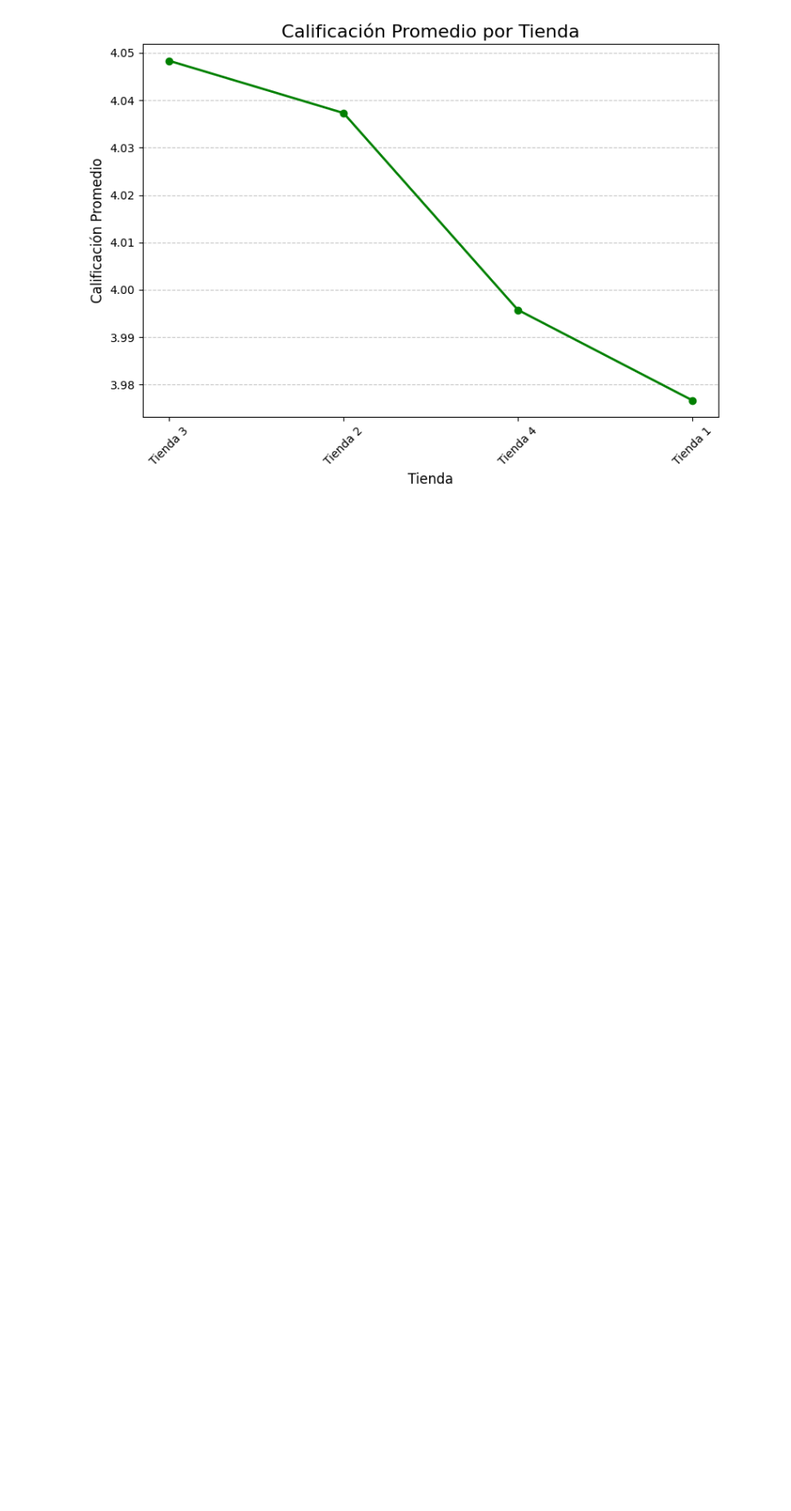
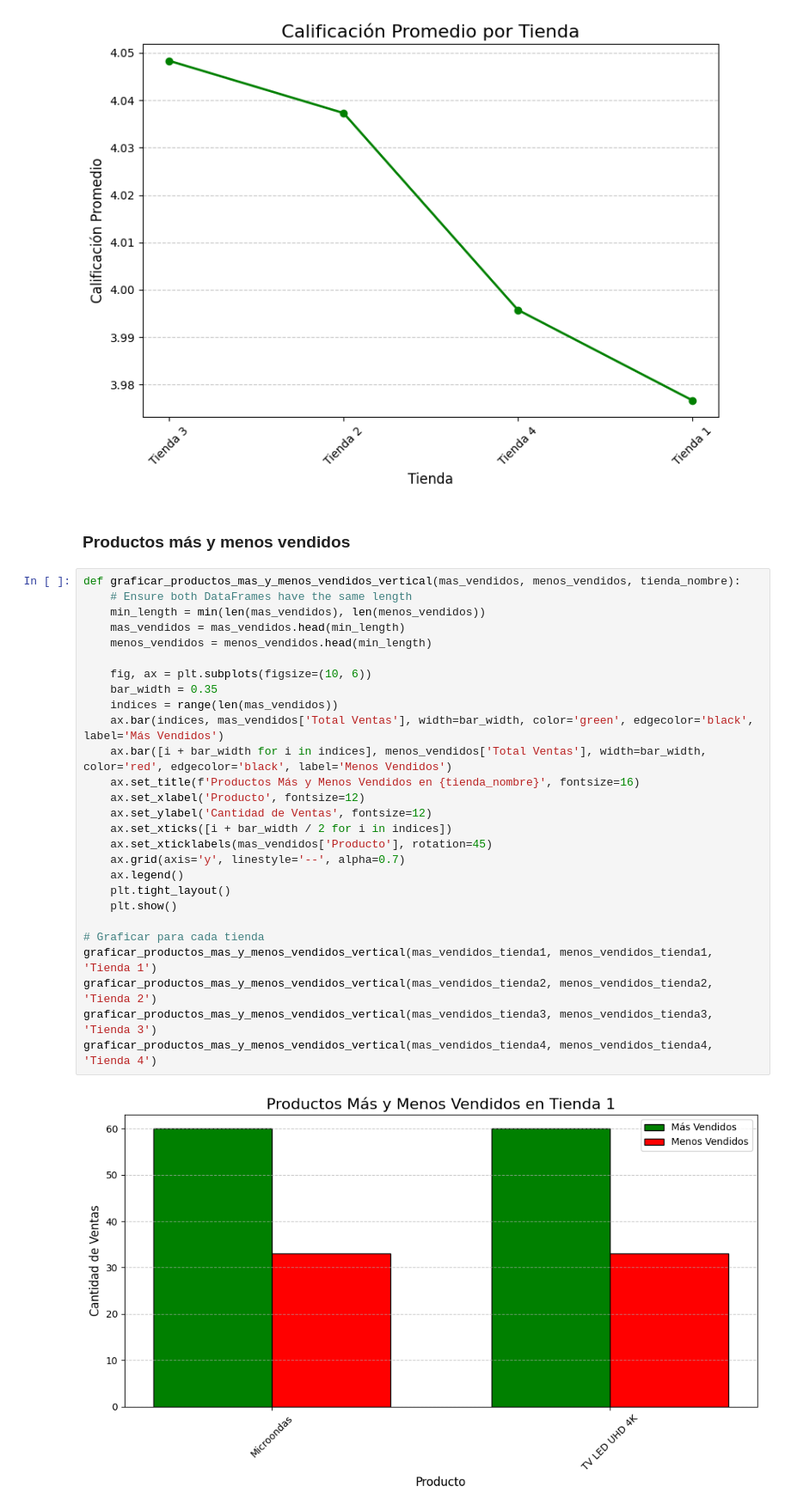
Before and after one commit to ddk1902/Data_Analyst_Challeng1, a Jupyter notebook: AluraStoreLatam.ipynb, the cells around one changed output. Shown at 86% size. Drawn from its saved outputs; the diff is of its cells as text; blank space fills up the shorter version.

```diff
--- a/AluraStoreLatam.ipynb
+++ b/AluraStoreLatam.ipynb
@@ -378,3 +378,34 @@ plt.tight_layout()
 plt.show()
 # %% [output]
 [figure]
+# %% [markdown]
+### Productos más y menos vendidos
+# %%
+def graficar_productos_mas_y_menos_vendidos_vertical(mas_vendidos, menos_vendidos, tienda_nombre):
+    # Ensure both DataFrames have the same length
+    min_length = min(len(mas_vendidos), len(menos_vendidos))
+    mas_vendidos = mas_vendidos.head(min_length)
+    menos_vendidos = menos_vendidos.head(min_length)
+
+    fig, ax = plt.subplots(figsize=(10, 6))
+    bar_width = 0.35
+    indices = range(len(mas_vendidos))
+    ax.bar(indices, mas_vendidos['Total Ventas'], width=bar_width, color='green', edgecolor='black', label='Más Vendidos')
+    ax.bar([i + bar_width for i in indices], menos_vendidos['Total Ventas'], width=bar_width, color='red', edgecolor='black', label='Menos Vendidos')
+    ax.set_title(f'Productos Más y Menos Vendidos en {tienda_nombre}', fontsize=16)
+    ax.set_xlabel('Producto', fontsize=12)
+    ax.set_ylabel('Cantidad de Ventas', fontsize=12)
+    ax.set_xticks([i + bar_width / 2 for i in indices])
+    ax.set_xticklabels(mas_vendidos['Producto'], rotation=45)
+    ax.grid(axis='y', linestyle='--', alpha=0.7)
+    ax.legend()
+    plt.tight_layout()
+    plt.show()
+
+# Graficar para cada tienda
+graficar_productos_mas_y_menos_vendidos_vertical(mas_vendidos_tienda1, menos_vendidos_tienda1, 'Tienda 1')
+graficar_productos_mas_y_menos_vendidos_vertical(mas_vendidos_tienda2, menos_vendidos_tienda2, 'Tienda 2')
+graficar_productos_mas_y_menos_vendidos_vertical(mas_vendidos_tienda3, menos_vendidos_tienda3, 'Tienda 3')
+graficar_productos_mas_y_menos_vendidos_vertical(mas_vendidos_tienda4, menos_vendidos_tienda4, 'Tienda 4')
+# %% [output]
+[figure, added]
```
Also changed, not shown: parts of 3 cells of this notebook.
